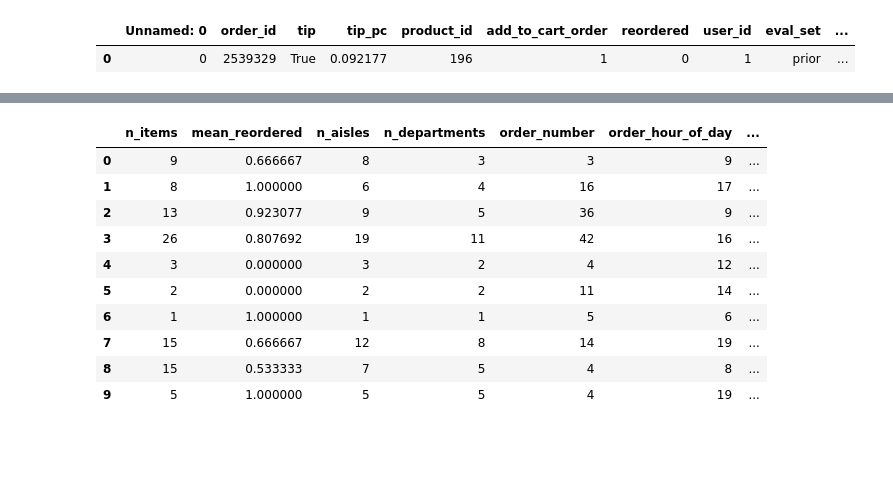
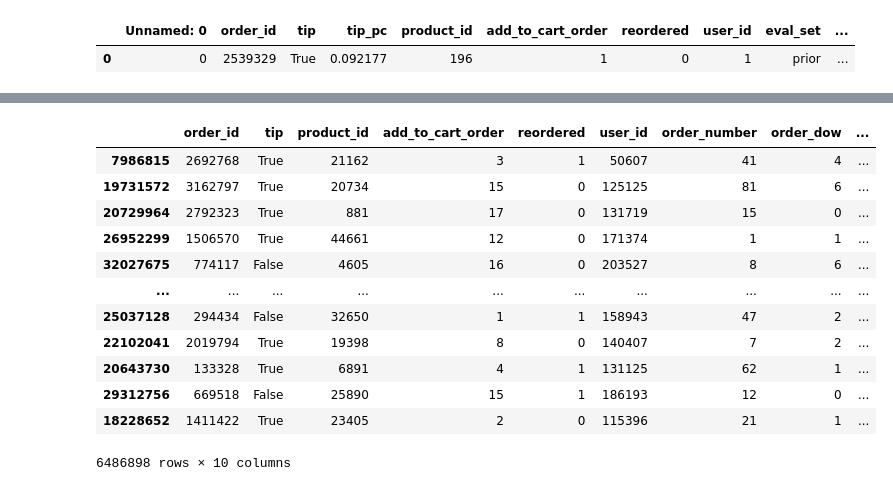
Before and after one commit to Chemmic/DataScience, a Jupyter notebook: data_science_project_aufgabe2.ipynb, the cells around one changed output, grey strips where cells are left out. Cells and saved outputs as stored; diff of their text form; code cells hidden in the pictures; blank space fills up the shorter version.

```diff
--- a/data_science_project_aufgabe2.ipynb
+++ b/data_science_project_aufgabe2.ipynb
@@ -159,23 +163,0 @@ order_df.head(10)
-# %%
-y = order_df["tip_pc"]
-
-X = order_df.drop(columns=[
-    "tip_pc",
-    "order_dow",
-    "order_id",
-])
-X["is_first_order"] = (X["order_number"] == 1).astype(int)
-X["days_since_prior_order"] = X["days_since_prior_order"].fillna(0)
-X.head(10)
-# %% [output]
-|  | n_items | mean_reordered | n_aisles | n_departments | order_number | order_hour_of_day | ... |
-| 0 | 9 | 0.666667 | 8 | 3 | 3 | 9 | ... |
-| 1 | 8 | 1.000000 | 6 | 4 | 16 | 17 | ... |
-| 2 | 13 | 0.923077 | 9 | 5 | 36 | 9 | ... |
-| 3 | 26 | 0.807692 | 19 | 11 | 42 | 16 | ... |
-| 4 | 3 | 0.000000 | 3 | 2 | 4 | 12 | ... |
-| 5 | 2 | 0.000000 | 2 | 2 | 11 | 14 | ... |
-| 6 | 1 | 1.000000 | 1 | 1 | 5 | 6 | ... |
-| 7 | 15 | 0.666667 | 12 | 8 | 14 | 19 | ... |
-| 8 | 15 | 0.533333 | 7 | 5 | 4 | 8 | ... |
-| 9 | 5 | 1.000000 | 5 | 5 | 4 | 19 | ... |
@@ -182,2 +187,19 @@ X.head(10)
+# %%
+X_train.head(3)
+X_test
+# %% [output]
+|  | order_id | tip | product_id | add_to_cart_order | reordered | user_id | order_number | order_dow | ... |
+| 7986815 | 2692768 | True | 21162 | 3 | 1 | 50607 | 41 | 4 | ... |
+| 19731572 | 3162797 | True | 20734 | 15 | 0 | 125125 | 81 | 6 | ... |
+| 20729964 | 2792323 | True | 881 | 17 | 0 | 131719 | 15 | 0 | ... |
+| 26952299 | 1506570 | True | 44661 | 12 | 0 | 171374 | 1 | 1 | ... |
+| 32027675 | 774117 | False | 4605 | 16 | 0 | 203527 | 8 | 6 | ... |
+| ... | ... | ... | ... | ... | ... | ... | ... | ... | ... |
+| 25037128 | 294434 | False | 32650 | 1 | 1 | 158943 | 47 | 2 | ... |
+| 22102041 | 2019794 | True | 19398 | 8 | 0 | 140407 | 7 | 2 | ... |
+| 20643730 | 133328 | True | 6891 | 4 | 1 | 131125 | 62 | 1 | ... |
+| 29312756 | 669518 | False | 25890 | 15 | 1 | 186193 | 12 | 0 | ... |
+| 18228652 | 1411422 | True | 23405 | 2 | 0 | 115396 | 21 | 1 | ... |
+6486898 rows × 10 columns
 # %%
 numeric_features = [
```
Also changed, not shown: parts of 10 cells of this notebook.
